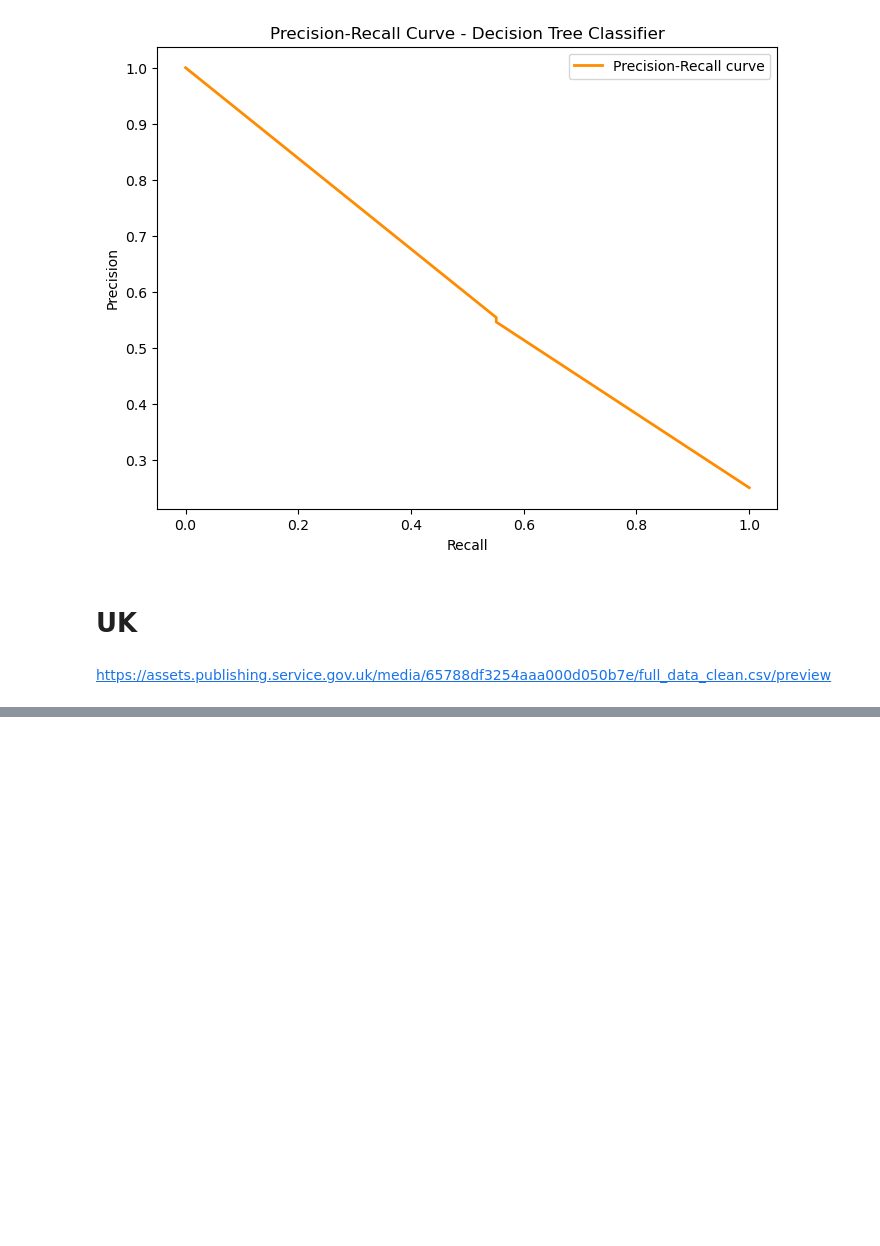
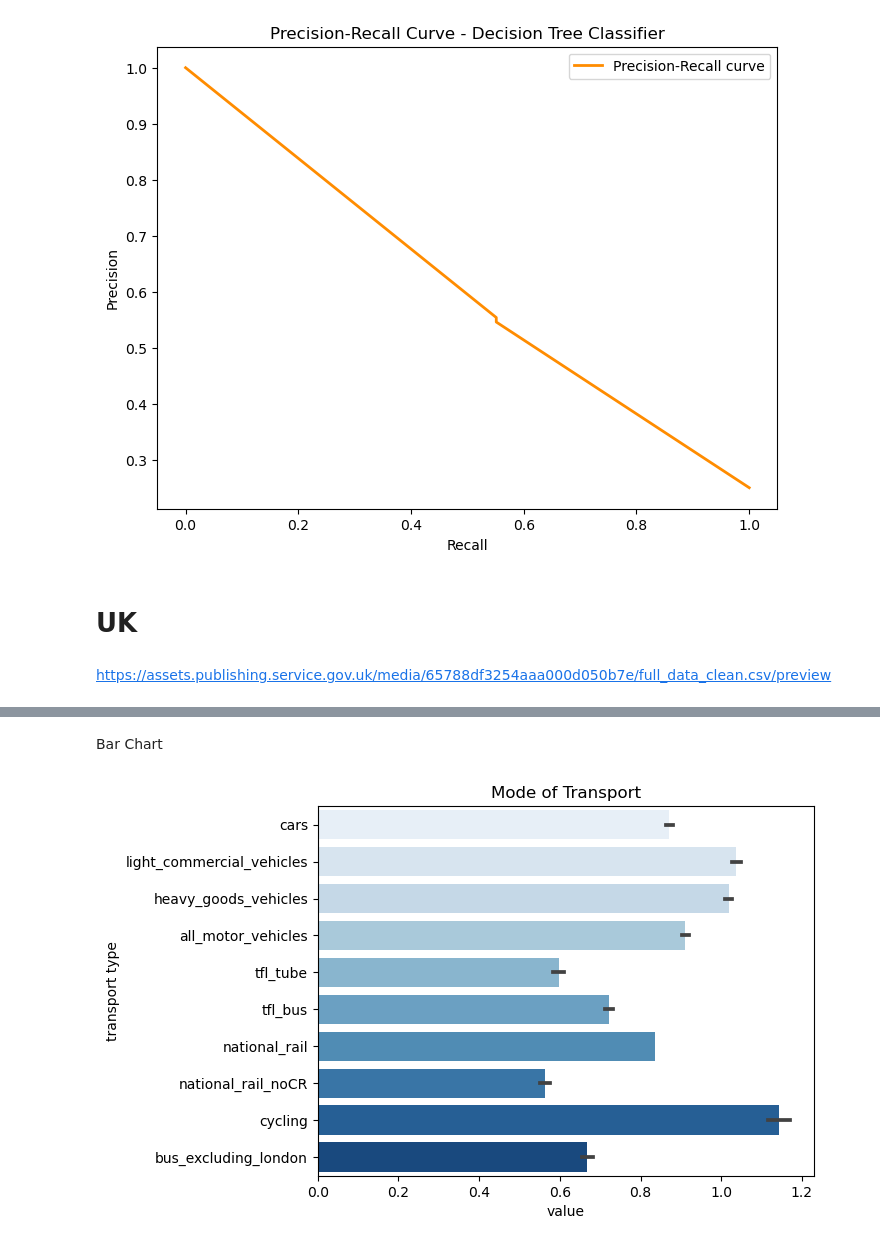
Before and after one commit to SedaColasan/Transport, a Jupyter notebook: transport.ipynb, the cells around one changed output, grey strips where cells are left out. Cells and saved outputs as stored; diff of their text form; code cells hidden in the pictures; blank space fills up the shorter version.

```diff
--- a/transport.ipynb
+++ b/transport.ipynb
@@ -917,0 +981,4 @@ en.head()
+# %%
+# Fill empty values with average value of column
+mean_value = en['value'].mean()
+en['value'].fillna(mean_value, inplace=True)
@@ -917,0 +1045,13 @@ en.head()
+# %% [markdown]
+Bar Chart
+# %%
+#Creating bar plot
+sns.barplot(x = 'value',y = 'transport_type',data = en,palette = "Blues")
+#Adding the aesthetics
+plt.title('Mode of Transport')
+plt.xlabel('value')
+plt.ylabel('transport type')
+# Show the plot
+plt.show()
+# %% [output]
+[figure, added]
```
Also changed, not shown: parts of 33 cells of this notebook.
